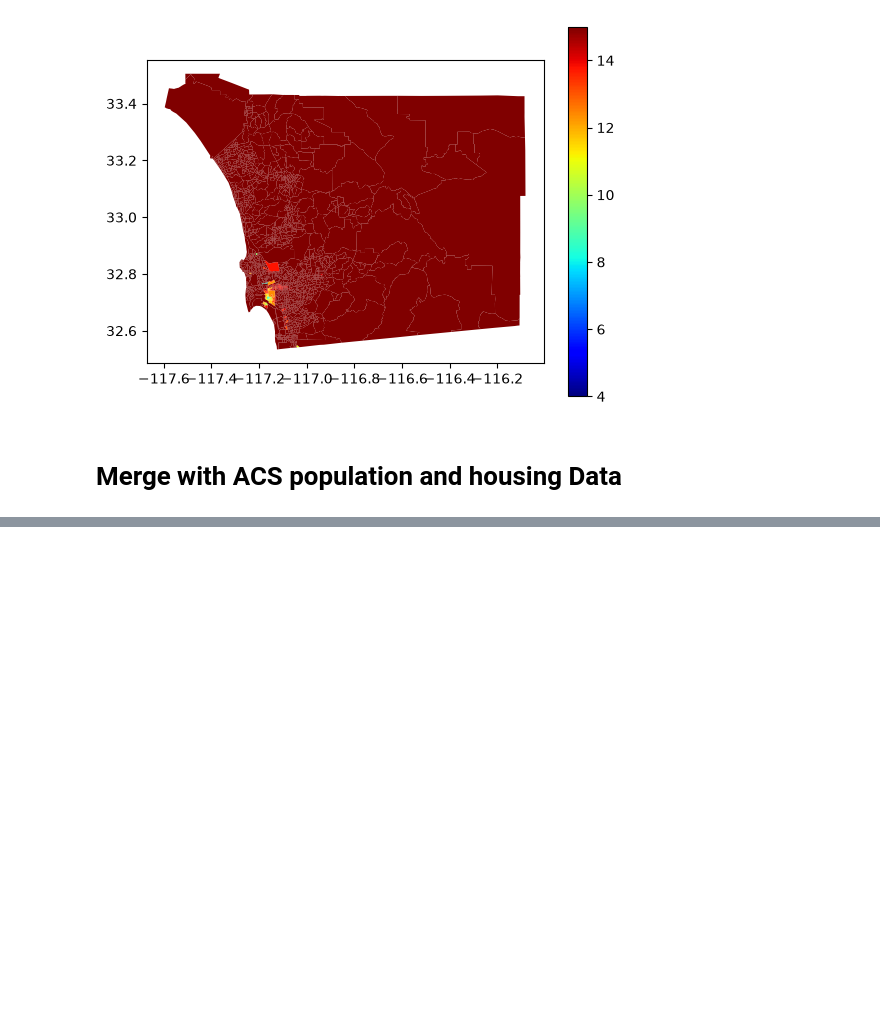
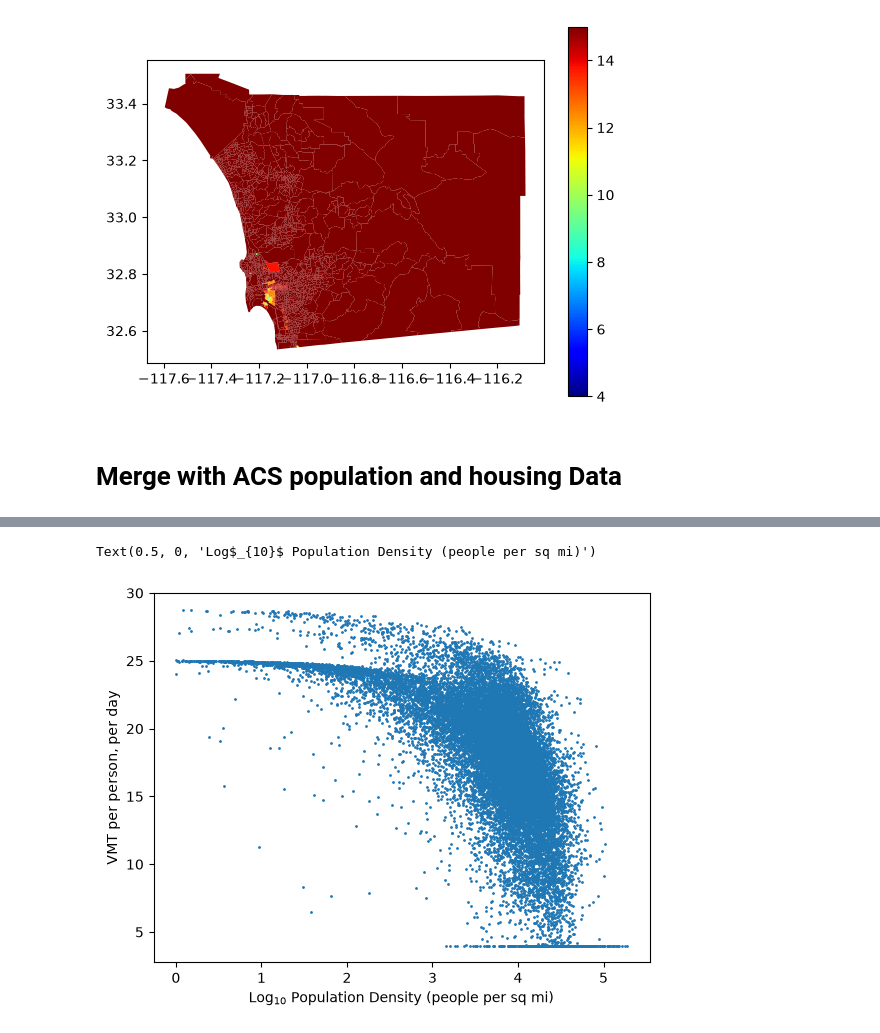
Before and after one commit to symptom-of-indigo/esm-grad-portfolio, a Jupyter notebook: sanDiego.ipynb, the cells around one changed output, grey strips where cells are left out. Drawn from its saved outputs; the diff is of its cells as text; code cells hidden in the pictures; blank space fills up the shorter version.

```diff
--- a/sanDiego.ipynb
+++ b/sanDiego.ipynb
@@ -166,0 +291,4 @@ sd_vmt.plot(column='VMTpc', legend=True, cmap='jet', vmin=4, vmax=15)
+# %%
+vmt_merged = vmt_merged.merge(gdf[['GEOID', 'ALAND']], left_index=True, right_on='GEOID', how='inner')
+vmt_merged = vmt_merged.set_index('GEOID')
+vmt_merged.head()
@@ -166,0 +303,4 @@ sd_vmt.plot(column='VMTpc', legend=True, cmap='jet', vmin=4, vmax=15)
+# %%
+vmt_merged['Population Density'] = vmt_merged['Population'] / vmt_merged['ALAND'] * 1e6 * 1.61**2
+# people/m^2 * m^2/km^2 * km^2/mi^2 = people/mi^2.
+vmt_merged.describe()
@@ -166,0 +317,12 @@ sd_vmt.plot(column='VMTpc', legend=True, cmap='jet', vmin=4, vmax=15)
+# %%
+# Scatterplot
+# First filter to rows with > 0 pop density. We'll use > 1 to avoid small floating point issues.
+vmt_subset = vmt_merged[vmt_merged['Population Density'] > 1]
+
+plt.scatter(np.log10(vmt_subset['Population Density']), vmt_subset['VMTpc'], s=1)
+# scatter(x, y); we set optional argument s=1 to keep the markers small.
+plt.ylabel('VMT per person, per day')
+plt.xlabel('Log$_{10}$ Population Density (people per sq mi)')
+# %% [output]
+Text(0.5, 0, 'Log$_{10}$ Population Density (people per sq mi)')
+[figure, added]
```
Also changed, not shown: parts of 21 cells of this notebook.
